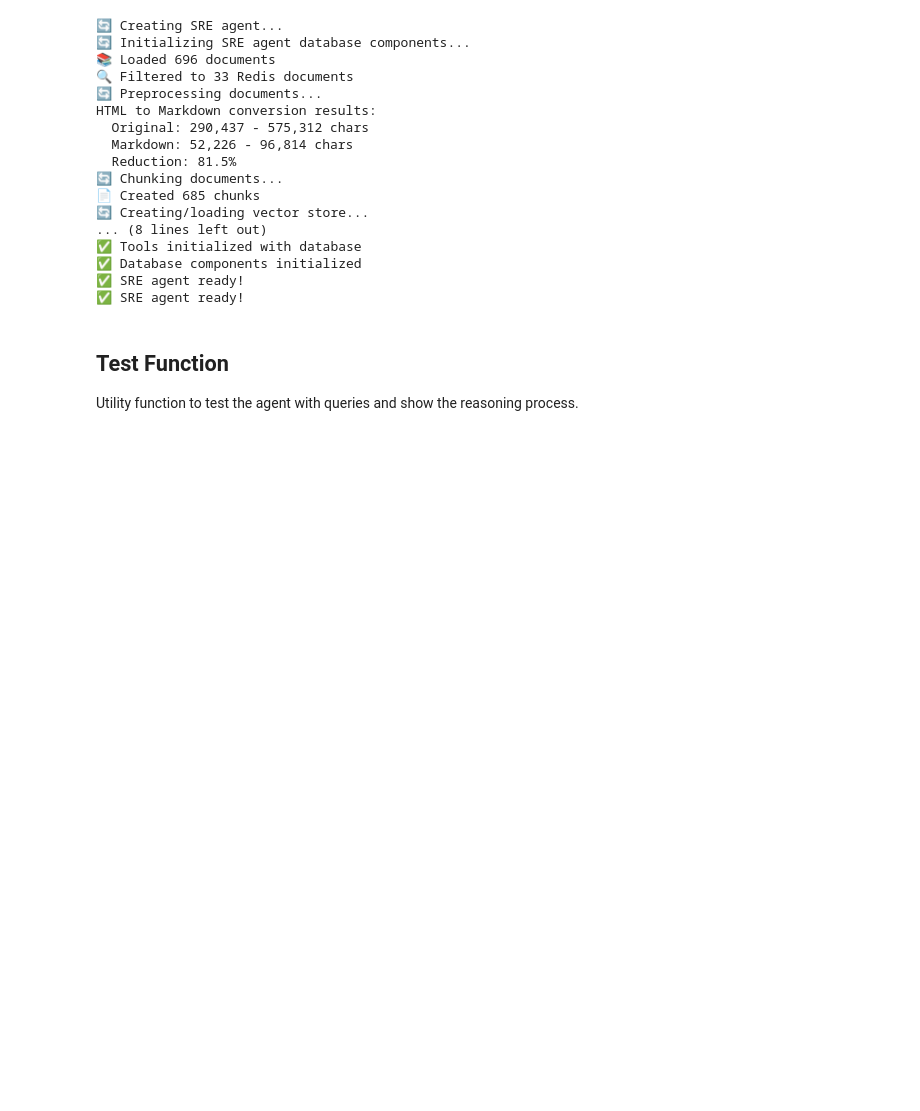
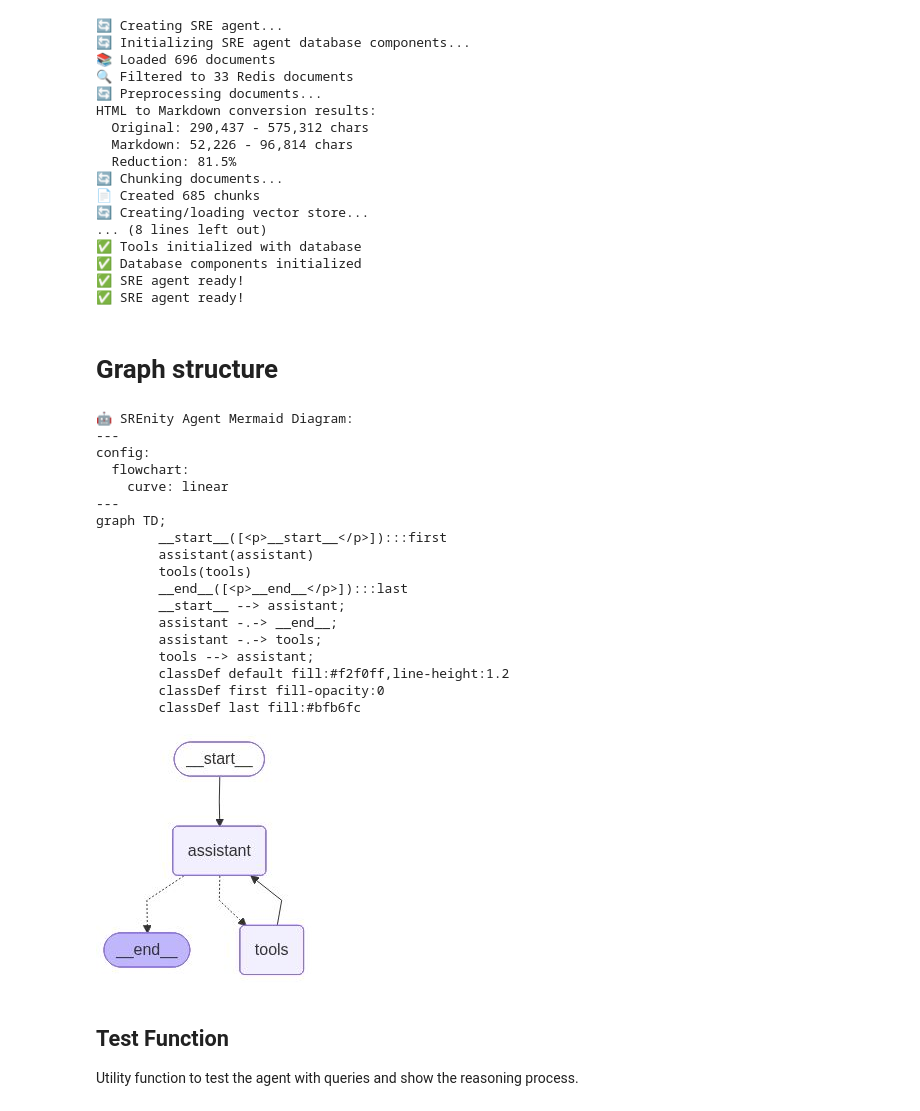
Before and after one commit to anilsharmay/SREnity, a Jupyter notebook: notebooks/agent_demo.ipynb, the cells around one changed output. Cells and saved outputs as stored; diff of their text form; code cells hidden in the pictures; blank space fills up the shorter version.

```diff
--- a/notebooks/agent_demo.ipynb
+++ b/notebooks/agent_demo.ipynb
@@ -131,6 +131,46 @@ HTML to Markdown conversion results:
 ✅ Database components initialized
 ✅ SRE agent ready!
 ✅ SRE agent ready!
+# %% [markdown]
+# Graph structure
+# %%
+from mermaid import Mermaid
+from IPython.display import Image, display
+import io
+
+# Get the underlying graph and mermaid representation
+graph = agent.graph.get_graph()
+mermaid_str = graph.draw_mermaid()
+
+print("🤖 SREnity Agent Mermaid Diagram:")
+print(mermaid_str)
+
+# Create Mermaid instance and save to temporary file
+mm = Mermaid(mermaid_str)
+mm.to_png("agent_graph.png")
+
+# Display the saved PNG
+display(Image("agent_graph.png"))
+# %% [output]
+🤖 SREnity Agent Mermaid Diagram:
+---
+config:
+  flowchart:
+    curve: linear
+---
+graph TD;
+        __start__([<p>__start__</p>]):::first
+        assistant(assistant)
+        tools(tools)
+        __end__([<p>__end__</p>]):::last
+        __start__ --> assistant;
+        assistant -.-> __end__;
+        assistant -.-> tools;
+        tools --> assistant;
+        classDef default fill:#f2f0ff,line-height:1.2
+        classDef first fill-opacity:0
+        classDef last fill:#bfb6fc
+[figure, added]
 # %% [markdown]
 ## Test Function
 
```
Also changed, not shown: parts of 3 cells of this notebook, 1 other file.
